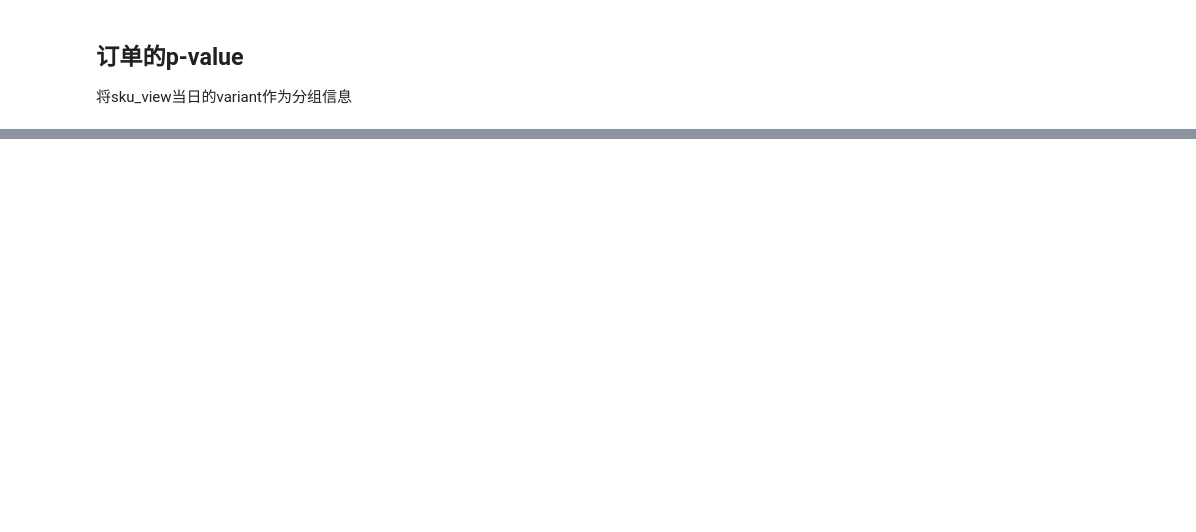
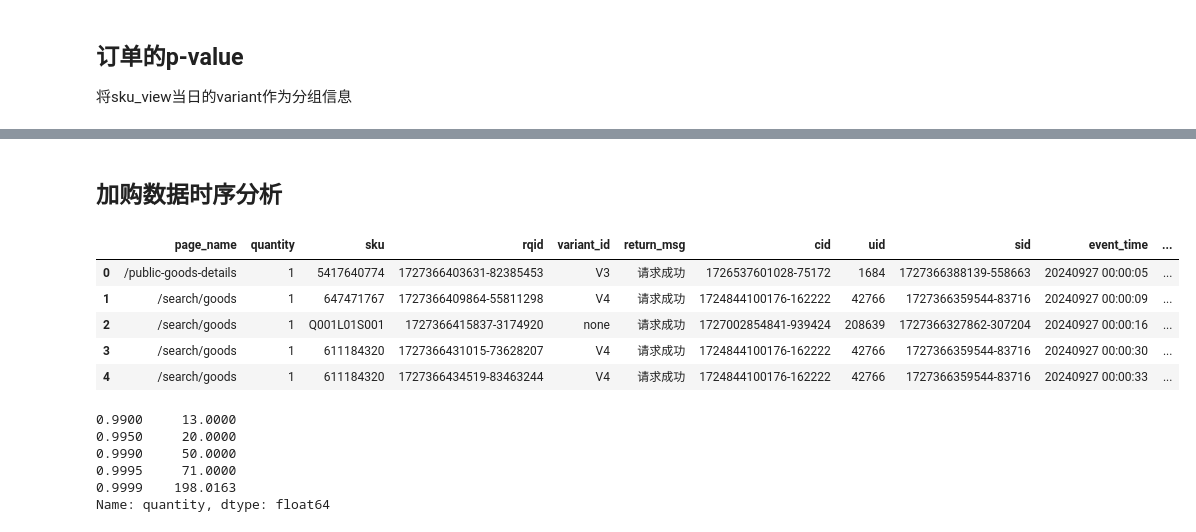
Before and after one commit to chrisptang/aliyun-devops, a Jupyter notebook: AB实验全量后数据分析.ipynb, the cells around one changed output, grey strips where cells are left out. Drawn from its saved outputs; the diff is of its cells as text; code cells hidden in the pictures; blank space fills up the shorter version.

```diff
--- a/AB实验全量后数据分析.ipynb
+++ b/AB实验全量后数据分析.ipynb
@@ -138,6 +139,26 @@ ap:/shopping/cart/upsert/insert | select pageName page_name,json_extract(json_ex
 ,json_extract_scalar(json_extract_scalar(ai, '$.rt'), '$.msg') return_msg
 ,cid,uid,sid,date_format(__time__,'%Y%m%d %H:%i:%s')event_time,date_format(__time__,'%Y%m%d') event_date
 from log order by event_time limit 1000000"""
+
+sku_click_query = """
+type:cl
+AND (pageName:/home OR pageName:/goods OR pageName:/search/goods OR pageName:/goods/category)
+AND bid:"sku:"| SELECT uid,type,page_name,variant_id,sku_id,event_date,pd_name,click_type,
+count(distinct event_time) sku_click_cnt FROM (
+SELECT
+    uid, sid, cid, type, pageName AS page_name,
+    COALESCE(abTestVersion, 'none') AS variant_id,
+    DATE_FORMAT(__time__, '%Y%m%d %H:%i:%s') AS event_time,
+    DATE_FORMAT(__time__, '%Y%m%d') AS event_date,
+    CASE WHEN bid like '%pid:唤起购买%' then '加购卡片'
+        when bid like '%pid:goods%' then '商品点击'
+        else REPLACE(REGEXP_EXTRACT(bid, 'pid:([^,]+)'),'pid:','') end as click_type,
+    REPLACE(REGEXP_EXTRACT(bid, 'name:([^,]+)'),'name:','') AS pd_name, -- 提取 pd_name 值
+    REPLACE(REGEXP_EXTRACT(bid, 'sku:(\w+)'),'sku:','') AS sku_id -- 提取 sku 值
+FROM log
+LIMIT 100000)
+group by uid,type,page_name,variant_id,sku_id,event_date,pd_name,click_type
+"""
 
 
 def get_user_data_from_sls_by_query(
@@ -818,0 +1119,25 @@ all_order_pvalue_df.to_html(
+# %% [markdown]
+## 加购数据时序分析
+# %%
+from odps_client import get_odps_sql_result_as_df
+
+user_add_cart_all_df.head(5)
+
+user_add_cart_all_with_category_df=pd.merge(left=user_add_cart_all_df, right=category_df, left_on='sku', right_on='sku_id')
+user_add_cart_all_with_category_df.head(5)
+# %% [output]
+|  | page_name | quantity | sku | rqid | variant_id | return_msg | cid | uid | sid | event_time | ... |
+| 0 | /public-goods-details | 1 | 5417640774 | 1727366403631-82385453 | V3 | 请求成功 | 1726537601028-75172 | 1684 | 1727366388139-558663 | 20240927 00:00:05 | ... |
+| 1 | /search/goods | 1 | 647471767 | 1727366409864-55811298 | V4 | 请求成功 | 1724844100176-162222 | 42766 | 1727366359544-83716 | 20240927 00:00:09 | ... |
+| 2 | /search/goods | 1 | Q001L01S001 | 1727366415837-3174920 | none | 请求成功 | 1727002854841-939424 | 208639 | 1727366327862-307204 | 20240927 00:00:16 | ... |
+| 3 | /search/goods | 1 | 611184320 | 1727366431015-73628207 | V4 | 请求成功 | 1724844100176-162222 | 42766 | 1727366359544-83716 | 20240927 00:00:30 | ... |
+| 4 | /search/goods | 1 | 611184320 | 1727366434519-83463244 | V4 | 请求成功 | 1724844100176-162222 | 42766 | 1727366359544-83716 | 20240927 00:00:33 | ... |
+# %%
+user_add_cart_all_df['quantity'].quantile([.99,.995,.999,.9995,.9999])
+# %% [output]
+0.9900     13.0000
+0.9950     20.0000
+0.9990     50.0000
+0.9995     71.0000
+0.9999    198.0163
+Name: quantity, dtype: float64
```
Also changed, not shown: parts of 21 cells of this notebook, 1 other file.
